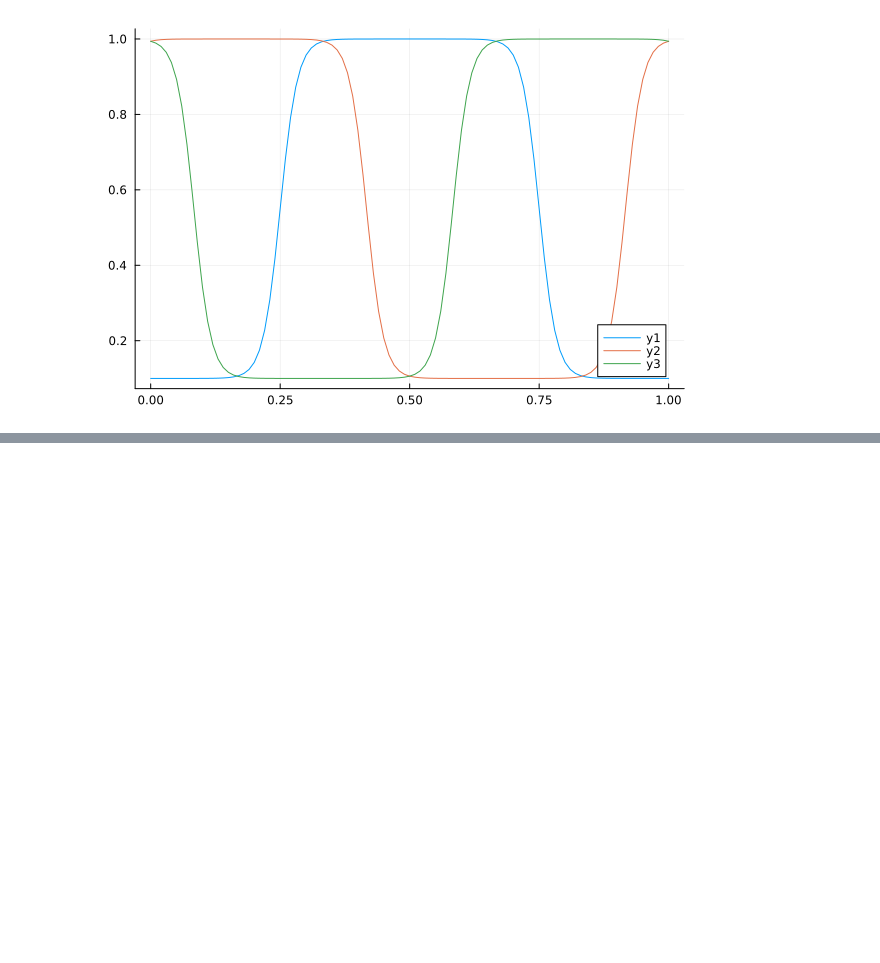
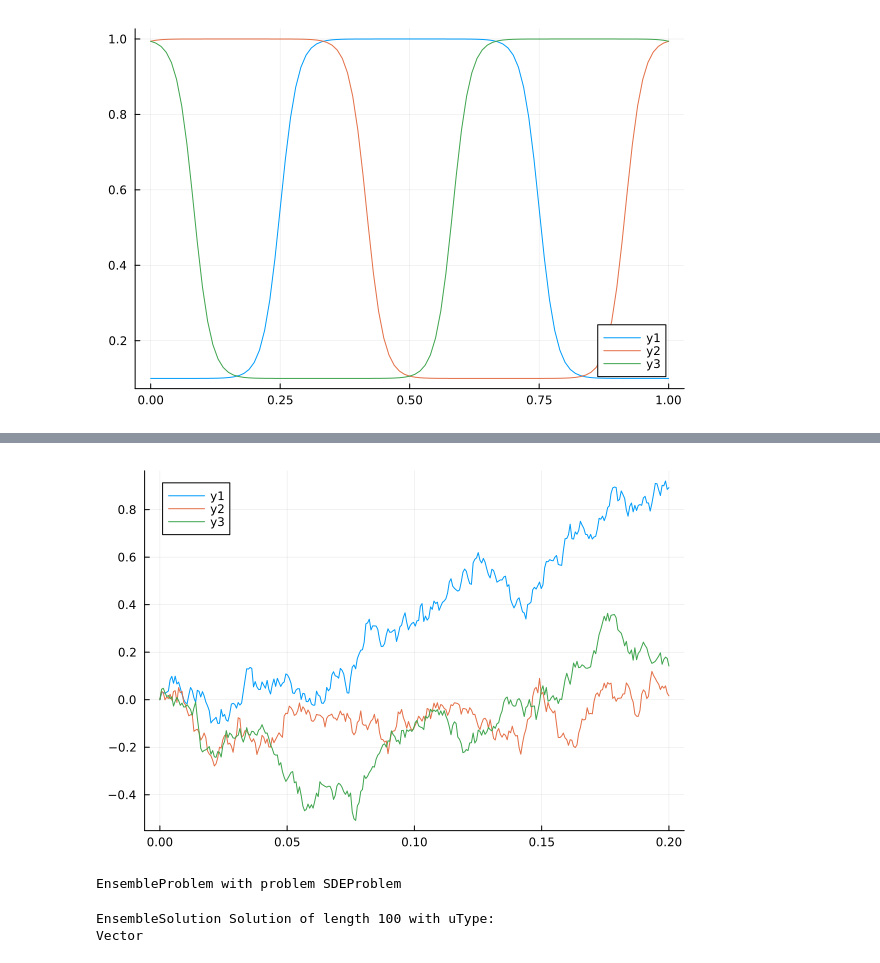
Before and after one commit to cvsvensson/QuantumDots.jl, a Jupyter notebook: examples/braiding.ipynb, the cells around one changed output, grey strips where cells are left out. Cells and saved outputs as stored; diff of their text form; code cells hidden in the pictures; blank space fills up the shorter version.

```diff
--- a/examples/braiding.ipynb
+++ b/examples/braiding.ipynb
@@ -71,8 +103,19 @@ function schrödinger!(du, u, p, t)
     return du
 end
 function heisenberg!(du, u, p, t)
-    ham = 1im .* H(t, p)
-    du .= ham*u .- u*ham
+    ham = H(t, p)
+    heisenberg!(du, u, p, t, ham)
+end
+function heisenberg!(du, u, p, t, ham)
+    du .= 1im .* (ham * u .- u * ham)
     return du
 end
+function heisenbergvec!(duv, uv, p, t)
+    u = reshape(uv, size(γ01))
+    du = reshape(duv, size(γ01))
+    ham = H(t, p)
+    # heisenberg!(du, u, p, t)
+    duv .= 1im .* vec(ham * u .- u * ham)
+    return duv
+end
 # %% [output]
@@ -119,0 +187,20 @@ plot(ts ./ T, projs)
+# %%
+plot(ts,stack(first.(sdeprob.noise.(ts)))')
+# %% [output]
+[figure, added]
+# %%
+function prob_func(prob, i, repeat)
+    W = RealWienerProcess(0.0, zeros(3), zeros(3))
+    remake(prob; noise=W)
+end
+ensembleprob = EnsembleProblem(sdeprob;
+#prob_func,
+    output_func = (sol, i) -> (map(s->push!([abs(tr(γ*reshape(s,size(γ)))) for γ in (γ[1],γ[2],γ[3])], norm(s)), sol), false),)
+# %% [output]
+EnsembleProblem with problem SDEProblem
+# %%
+enssol = solve(ensembleprob,ImplicitEulerHeun(symplectic=true, theta=1 / 2, autodiff=false), EnsembleThreads(),
+     trajectories = 100, saveat=ts, abstol=1e-4, reltol=1e-6)
+# %% [output]
+EnsembleSolution Solution of length 100 with uType:
+Vector
```
Also changed, not shown: parts of 15 cells of this notebook, 1 other file.
